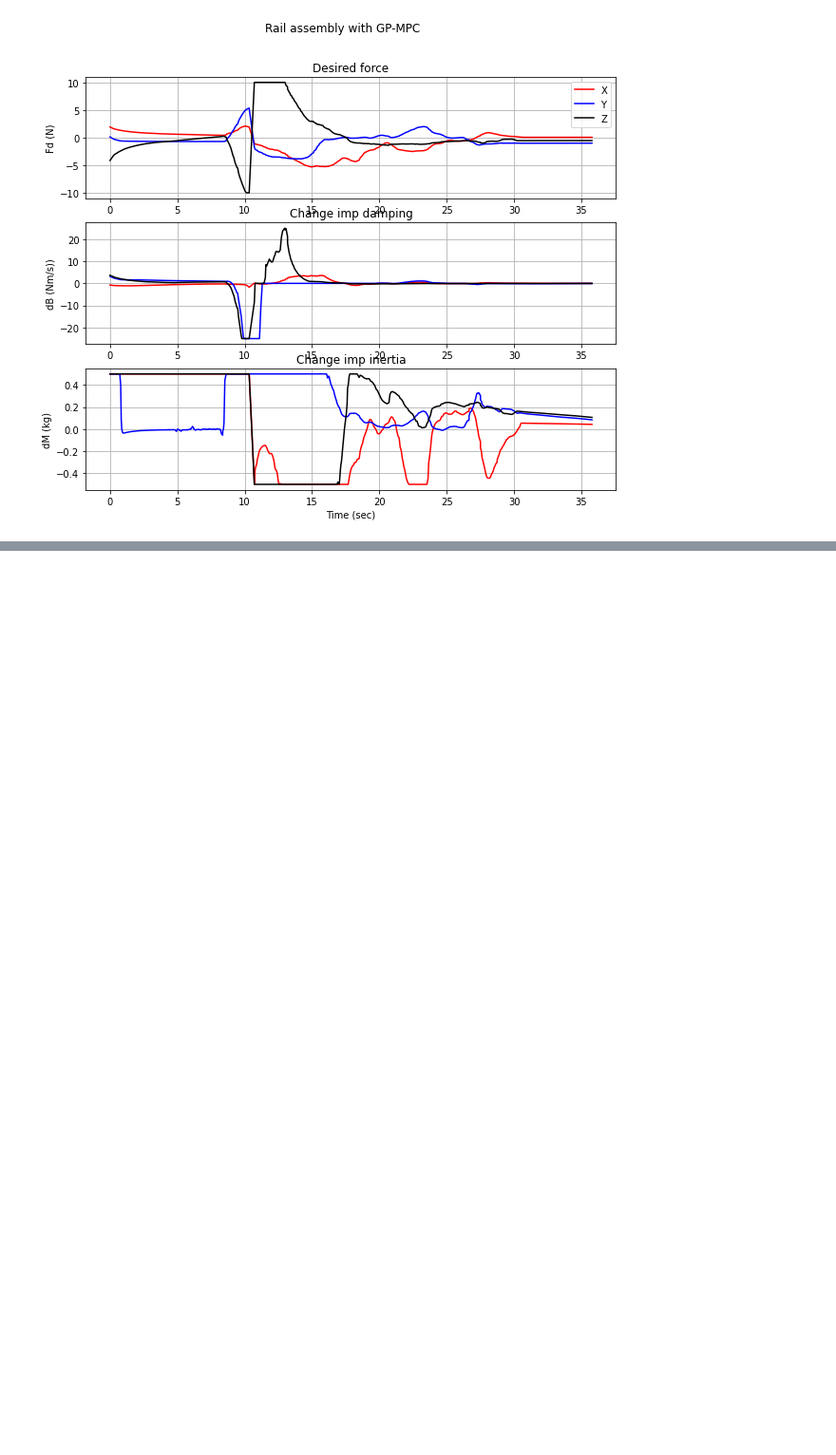
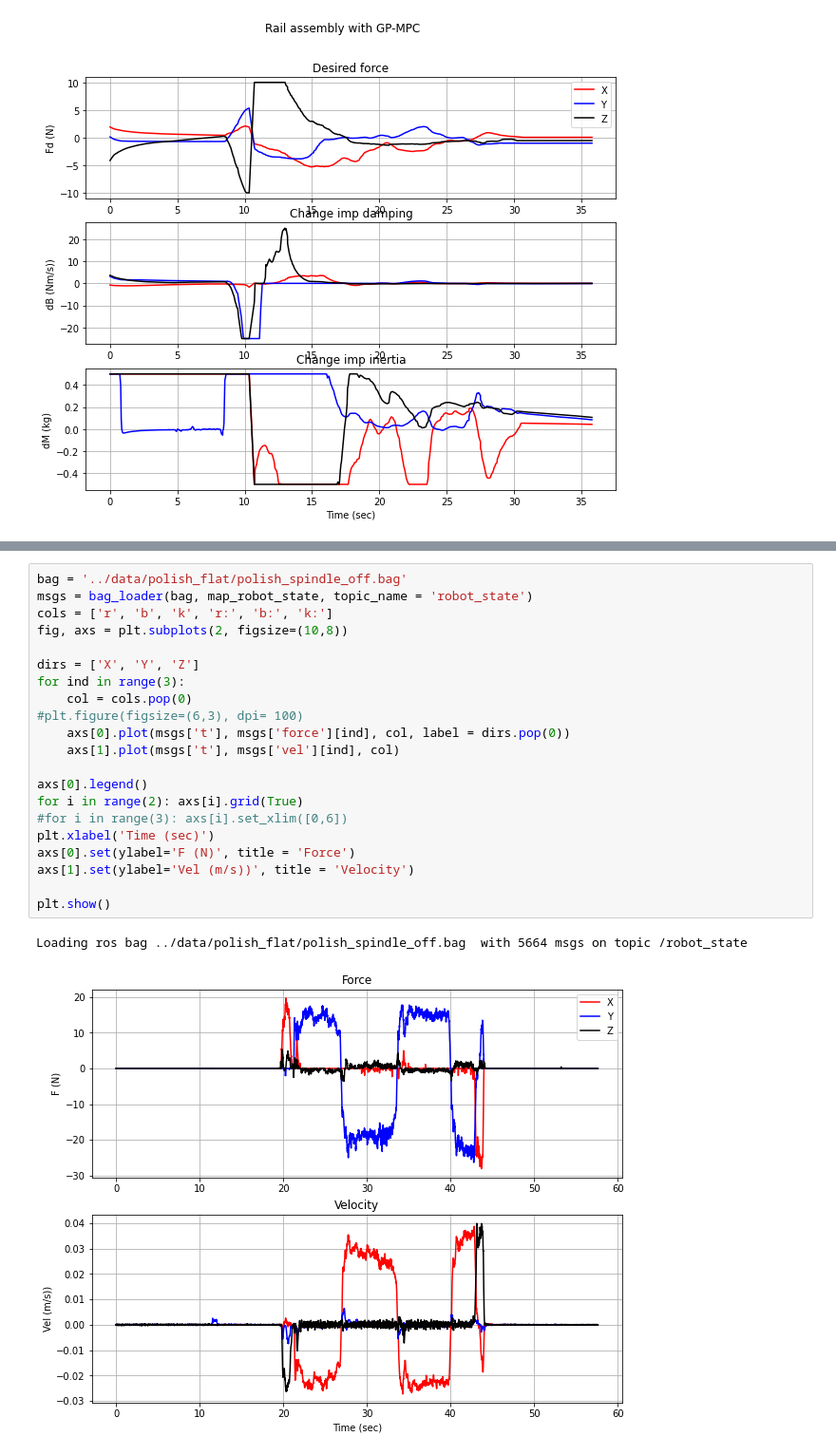
Before and after one commit to Jackyyaojk/gp_mpc, a Jupyter notebook: analysis/rosbag_plot.ipynb, the cells around one changed output, grey strips where cells are left out. Shown at 95% size. Saved outputs shown, nothing was run; the diff lists cells and outputs as text; blank space fills up the shorter version.

Commit message:
Polishing check

```diff
--- a/analysis/rosbag_plot.ipynb
+++ b/analysis/rosbag_plot.ipynb
@@ -290,0 +289,24 @@ ModuleNotFoundError: No module named 'gp_mpc'
+# %%
+bag = '../data/polish_flat/polish_spindle_off.bag'
+msgs = bag_loader(bag, map_robot_state, topic_name = 'robot_state')
+cols = ['r', 'b', 'k', 'r:', 'b:', 'k:']
+fig, axs = plt.subplots(2, figsize=(10,8))
+
+dirs = ['X', 'Y', 'Z']
+for ind in range(3):
+    col = cols.pop(0)
+#plt.figure(figsize=(6,3), dpi= 100)
+    axs[0].plot(msgs['t'], msgs['force'][ind], col, label = dirs.pop(0))
+    axs[1].plot(msgs['t'], msgs['vel'][ind], col)
+
+axs[0].legend()
+for i in range(2): axs[i].grid(True)
+#for i in range(3): axs[i].set_xlim([0,6])
+plt.xlabel('Time (sec)')
+axs[0].set(ylabel='F (N)', title = 'Force')
+axs[1].set(ylabel='Vel (m/s))', title = 'Velocity')
+
+plt.show()
+# %% [output]
+Loading ros bag ../data/polish_flat/polish_spindle_off.bag  with 5664 msgs on topic /robot_state
+[figure, added]
```
Also changed, not shown: parts of 2 cells of this notebook, 6 other files.
